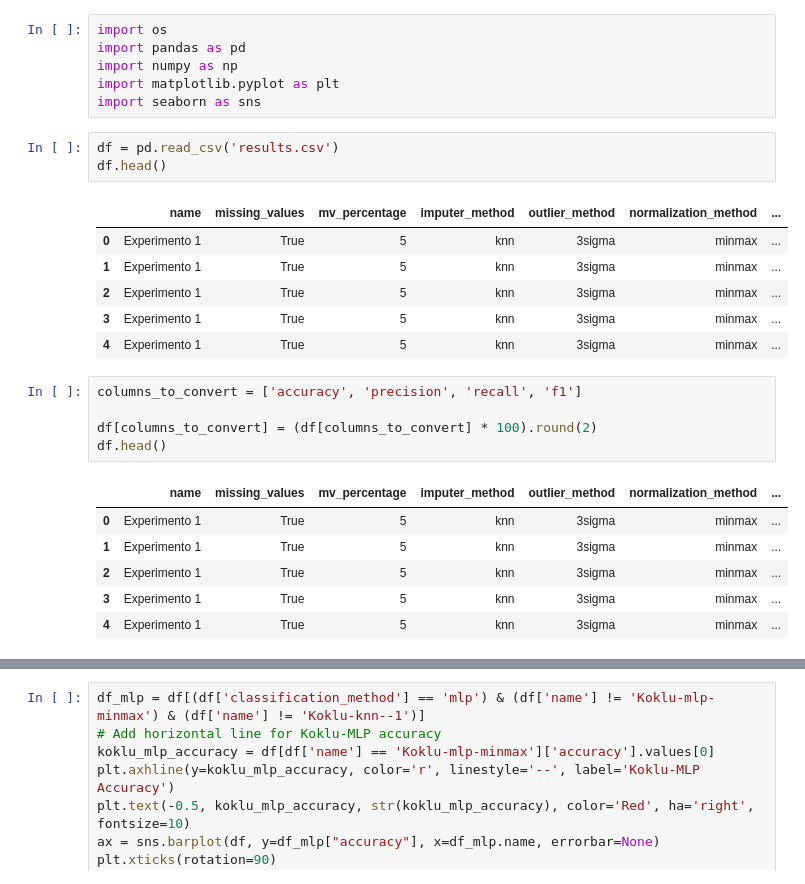
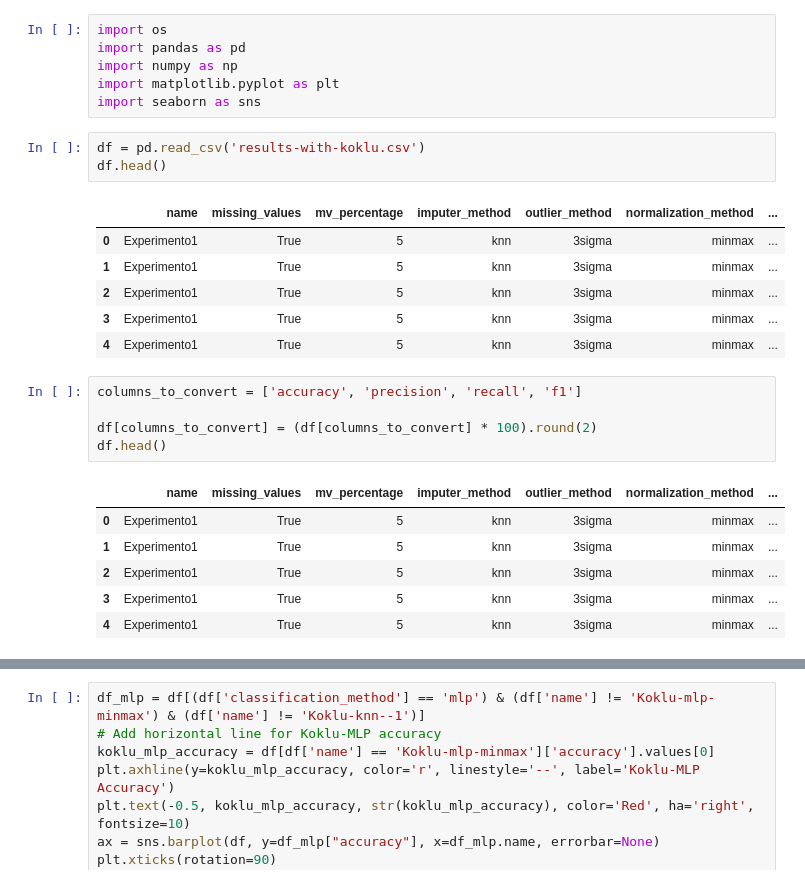
Before and after one commit to lopesvictor1/Beans-Classification, a Jupyter notebook: plots.ipynb, the cells around one changed output, grey strips where cells are left out. Saved outputs shown, nothing was run; the diff lists cells and outputs as text.

```diff
--- a/plots.ipynb
+++ b/plots.ipynb
@@ -5,15 +5,15 @@ import numpy as np
 import matplotlib.pyplot as plt
 import seaborn as sns
 # %%
-df = pd.read_csv('results.csv')
+df = pd.read_csv('results-with-koklu.csv')
 df.head()
 # %% [output]
 |  | name | missing_values | mv_percentage | imputer_method | outlier_method | normalization_method | ... |
-| 0 | Experimento 1 | True | 5 | knn | 3sigma | minmax | ... |
-| 1 | Experimento 1 | True | 5 | knn | 3sigma | minmax | ... |
-| 2 | Experimento 1 | True | 5 | knn | 3sigma | minmax | ... |
-| 3 | Experimento 1 | True | 5 | knn | 3sigma | minmax | ... |
-| 4 | Experimento 1 | True | 5 | knn | 3sigma | minmax | ... |
+| 0 | Experimento1 | True | 5 | knn | 3sigma | minmax | ... |
+| 1 | Experimento1 | True | 5 | knn | 3sigma | minmax | ... |
+| 2 | Experimento1 | True | 5 | knn | 3sigma | minmax | ... |
+| 3 | Experimento1 | True | 5 | knn | 3sigma | minmax | ... |
+| 4 | Experimento1 | True | 5 | knn | 3sigma | minmax | ... |
 # %%
 columns_to_convert = ['accuracy', 'precision', 'recall', 'f1']
 
@@ -21,11 +21,11 @@ df[columns_to_convert] = (df[columns_to_convert] * 100).round(2)
 df.head()
 # %% [output]
 |  | name | missing_values | mv_percentage | imputer_method | outlier_method | normalization_method | ... |
-| 0 | Experimento 1 | True | 5 | knn | 3sigma | minmax | ... |
-| 1 | Experimento 1 | True | 5 | knn | 3sigma | minmax | ... |
-| 2 | Experimento 1 | True | 5 | knn | 3sigma | minmax | ... |
-| 3 | Experimento 1 | True | 5 | knn | 3sigma | minmax | ... |
-| 4 | Experimento 1 | True | 5 | knn | 3sigma | minmax | ... |
+| 0 | Experimento1 | True | 5 | knn | 3sigma | minmax | ... |
+| 1 | Experimento1 | True | 5 | knn | 3sigma | minmax | ... |
+| 2 | Experimento1 | True | 5 | knn | 3sigma | minmax | ... |
+| 3 | Experimento1 | True | 5 | knn | 3sigma | minmax | ... |
+| 4 | Experimento1 | True | 5 | knn | 3sigma | minmax | ... |
 # %%
 df_knn = df[(df['classification_method'] == 'knn') & (df['name'] != 'Koklu-knn-minmax') & (df['name'] != 'Koklu-knn--1')]
 
```
Also changed, not shown: parts of 3 cells of this notebook, 2 other files.
